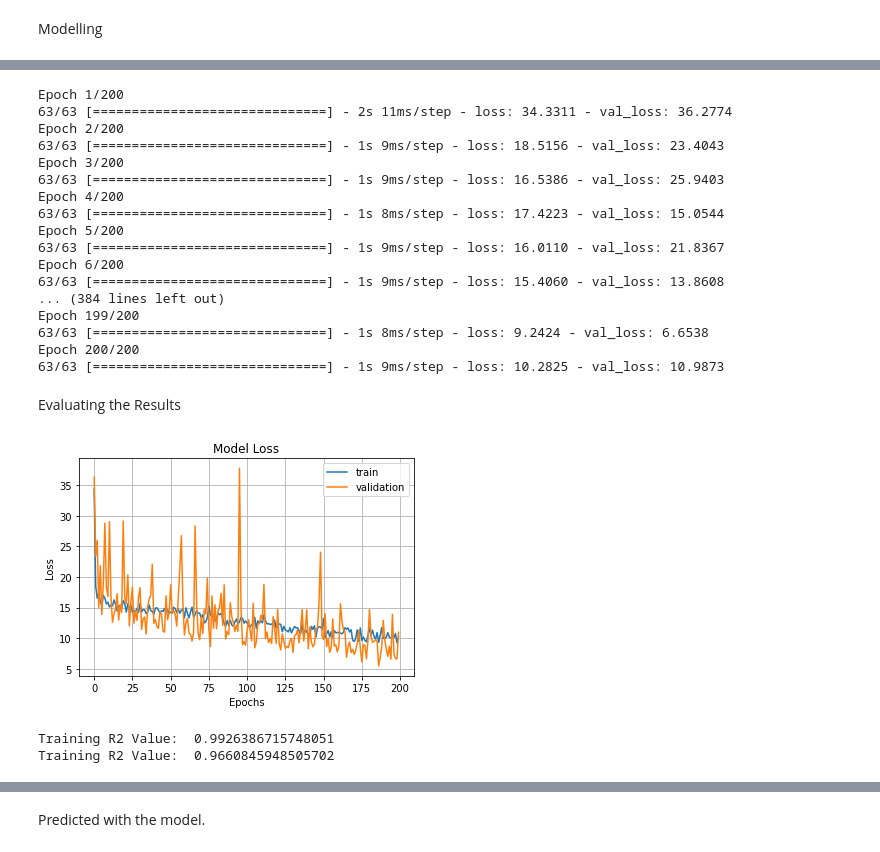
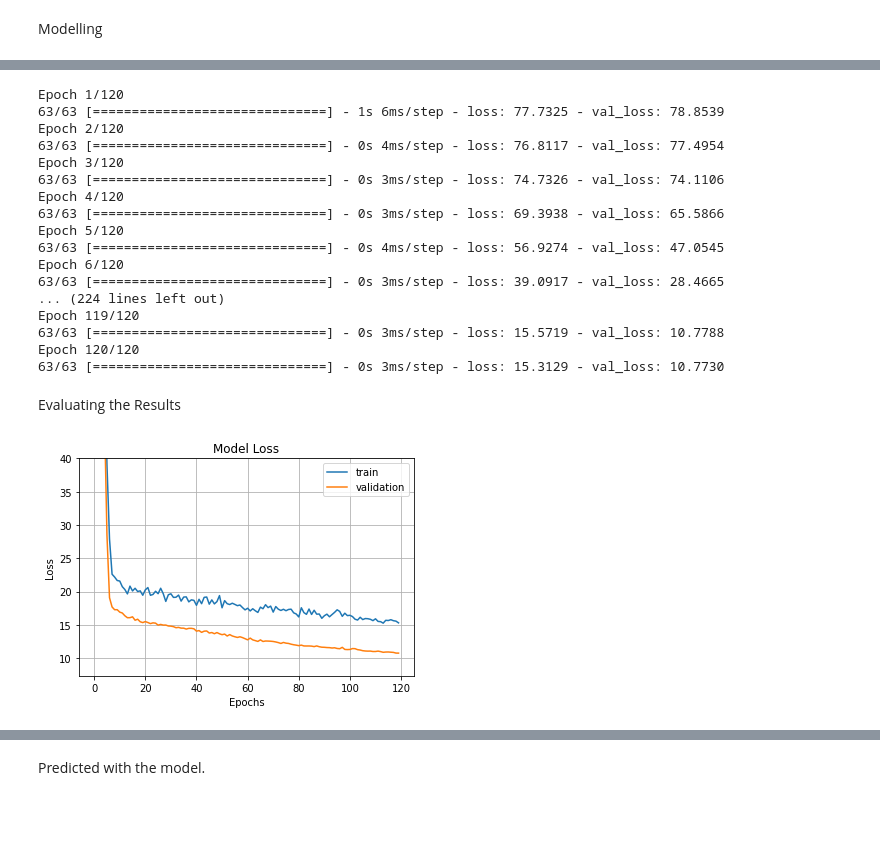
Before and after one commit to MilanBinsMathew/Robot_Grasping_Robustness_Prediction, a Jupyter notebook: Robotics_Grasping.ipynb, the cells around one changed output, grey strips where cells are left out. Saved outputs shown, nothing was run; the diff lists cells and outputs as text; code cells hidden in the pictures; blank space fills up the shorter version.

```diff
--- a/Robotics_Grasping.ipynb
+++ b/Robotics_Grasping.ipynb
@@ -40,21 +41,20 @@ from tensorflow.keras.losses import MeanAbsoluteError
 from tensorflow.keras.regularizers import l2
 # %%
 model = Sequential([
-                    Dense(24, activation = 'relu', input_shape = (24,)),
+                    Dense(32, activation = 'relu', input_shape = (24,)),
                     BatchNormalization(),
-                    Dense(128, activation ='relu'),
-                    Dense(256, activation ='relu'),
-                    Dense(512, activation ='relu'),
-                    Dense(256, activation = 'relu'),
-                    Dense(128, activation = 'relu'),
-                    BatchNormalization(),
-                    Dense(64),
+                    Dense(32, activation ='relu'),
+                    Dense(64, activation ='relu'),
+                    Dropout(0.2),
+                    Dense(64, activation ='relu'),
+                    Dropout(0.2),
+                    Dense(32, activation ='relu'),
                     Dense(1)
 
 ])
 
-opt = Adam(learning_rate = 0.01)
+opt = Adam(learning_rate = 0.0001)
 
-model.compile(optimizer = opt, loss = 'mean_absolute_error')
+model.compile(optimizer = opt, loss = 'logcosh')
 model.summary()
 # %% [output]
@@ -78,50 +78,35 @@ _________________________________________________________________
 # %%
-history = model.fit(x = X_train, y = Y_train, validation_data = (X_test, Y_test), epochs = 200, batch_size = 32)
+history = model.fit(x = X_train, y = Y_train, validation_data = (X_test, Y_test), epochs = 120, batch_size = 32)
 # %% [output]
-Epoch 1/200
-63/63 [==============================] - 2s 11ms/step - loss: 34.3311 - val_loss: 36.2774
-Epoch 2/200
-63/63 [==============================] - 1s 9ms/step - loss: 18.5156 - val_loss: 23.4043
-Epoch 3/200
-63/63 [==============================] - 1s 9ms/step - loss: 16.5386 - val_loss: 25.9403
-Epoch 4/200
-63/63 [==============================] - 1s 8ms/step - loss: 17.4223 - val_loss: 15.0544
-Epoch 5/200
-63/63 [==============================] - 1s 9ms/step - loss: 16.0110 - val_loss: 21.8367
-Epoch 6/200
-63/63 [==============================] - 1s 9ms/step - loss: 15.4060 - val_loss: 13.8608
-... (384 lines left out)
-Epoch 199/200
-63/63 [==============================] - 1s 8ms/step - loss: 9.2424 - val_loss: 6.6538
-Epoch 200/200
-63/63 [==============================] - 1s 9ms/step - loss: 10.2825 - val_loss: 10.9873
+Epoch 1/120
+63/63 [==============================] - 1s 6ms/step - loss: 77.7325 - val_loss: 78.8539
+Epoch 2/120
+63/63 [==============================] - 0s 4ms/step - loss: 76.8117 - val_loss: 77.4954
+Epoch 3/120
+63/63 [==============================] - 0s 3ms/step - loss: 74.7326 - val_loss: 74.1106
+Epoch 4/120
+63/63 [==============================] - 0s 3ms/step - loss: 69.3938 - val_loss: 65.5866
+Epoch 5/120
+63/63 [==============================] - 0s 4ms/step - loss: 56.9274 - val_loss: 47.0545
+Epoch 6/120
+63/63 [==============================] - 0s 3ms/step - loss: 39.0917 - val_loss: 28.4665
+... (224 lines left out)
+Epoch 119/120
+63/63 [==============================] - 0s 3ms/step - loss: 15.5719 - val_loss: 10.7788
+Epoch 120/120
+63/63 [==============================] - 0s 3ms/step - loss: 15.3129 - val_loss: 10.7730
 # %% [markdown]
 Evaluating the Results
 # %%
 fig1 = plt.gcf()
 plt.plot((history.history['loss']))
 plt.plot((history.history['val_loss']))
-plt.axis()
+plt.axis(ymax =40)
 plt.grid()
 plt.title('Model Loss')
 plt.ylabel('Loss')
 plt.xlabel('Epochs')
 plt.legend(['train', 'validation'])
 plt.show()
 # %% [output]
-[figure, old version]
+[figure, new version]
-# %%
-a=sum(np.square(history.history['loss']))           # a -> sum of square of residuals
-b=sum(np.square(Y_train - np.mean(Y_train)))   # b -> total sum of sqaures
-r2_value_train = 1-(a/b)
-
-print("Training R2 Value: ",r2_value_train)
-
-a=sum(np.square(history.history['val_loss']))           # a -> sum of square of residuals
-b=sum(np.square(Y_test - np.mean(Y_test)))   # b -> total sum of sqaures
-r2_value_test = 1-(a/b)
-
-print("Training R2 Value: ",r2_value_test)
-# %% [output]
-Training R2 Value:  0.9926386715748051
-Training R2 Value:  0.9660845948505702
```
Also changed, not shown: parts of 8 cells of this notebook.
